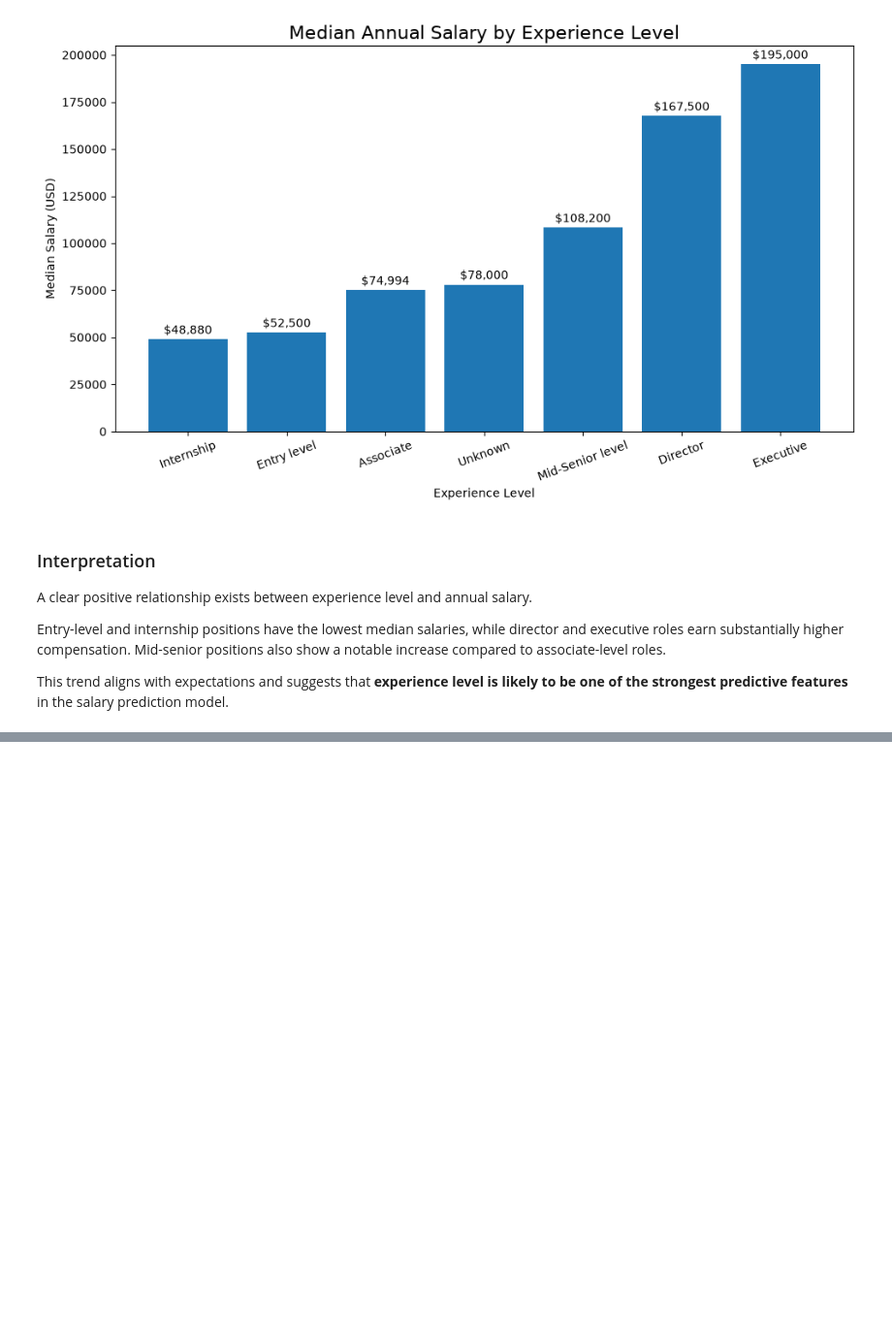
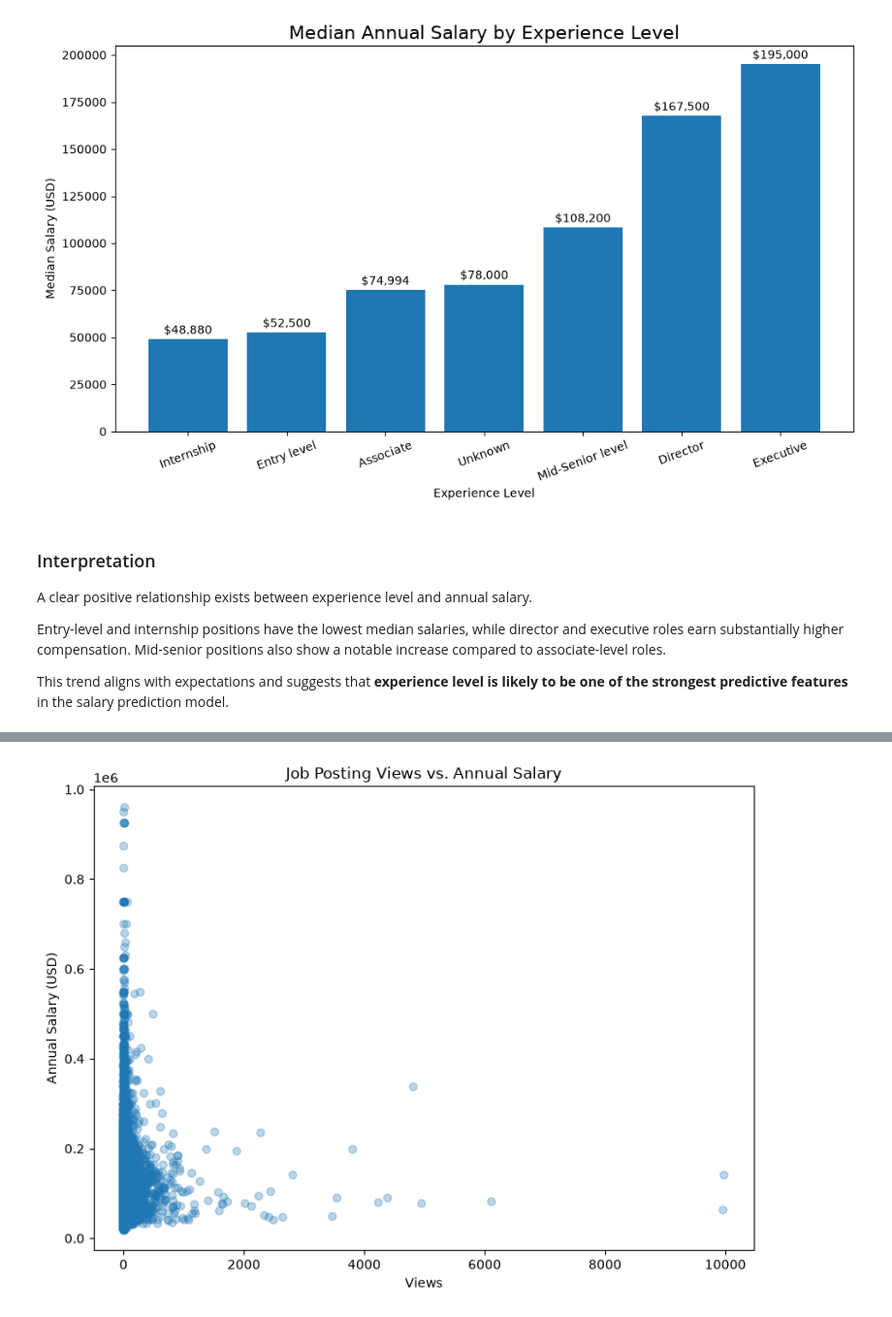
Before and after one commit to lavinma/salary-prediction-ml, a Jupyter notebook: notebooks/02_exploratory_data_analysis.ipynb, the cells around one changed output, grey strips where cells are left out. Shown at 97% size. Cells and saved outputs as stored; diff of their text form; code cells hidden in the pictures; blank space fills up the shorter version.

```diff
--- a/notebooks/02_exploratory_data_analysis.ipynb
+++ b/notebooks/02_exploratory_data_analysis.ipynb
@@ -191,0 +398,17 @@ If experience level shows a strong relationship with compensation, it is likely
+# %%
+plt.figure(figsize=(8,6))
+
+plt.scatter(
+    df["views"],
+    df["normalized_salary"],
+    alpha=0.3
+)
+
+plt.title("Job Posting Views vs. Annual Salary")
+plt.xlabel("Views")
+plt.ylabel("Annual Salary (USD)")
+
+plt.tight_layout()
+plt.show()
+# %% [output]
+[figure, added]
```
Also changed, not shown: parts of 16 cells of this notebook.
